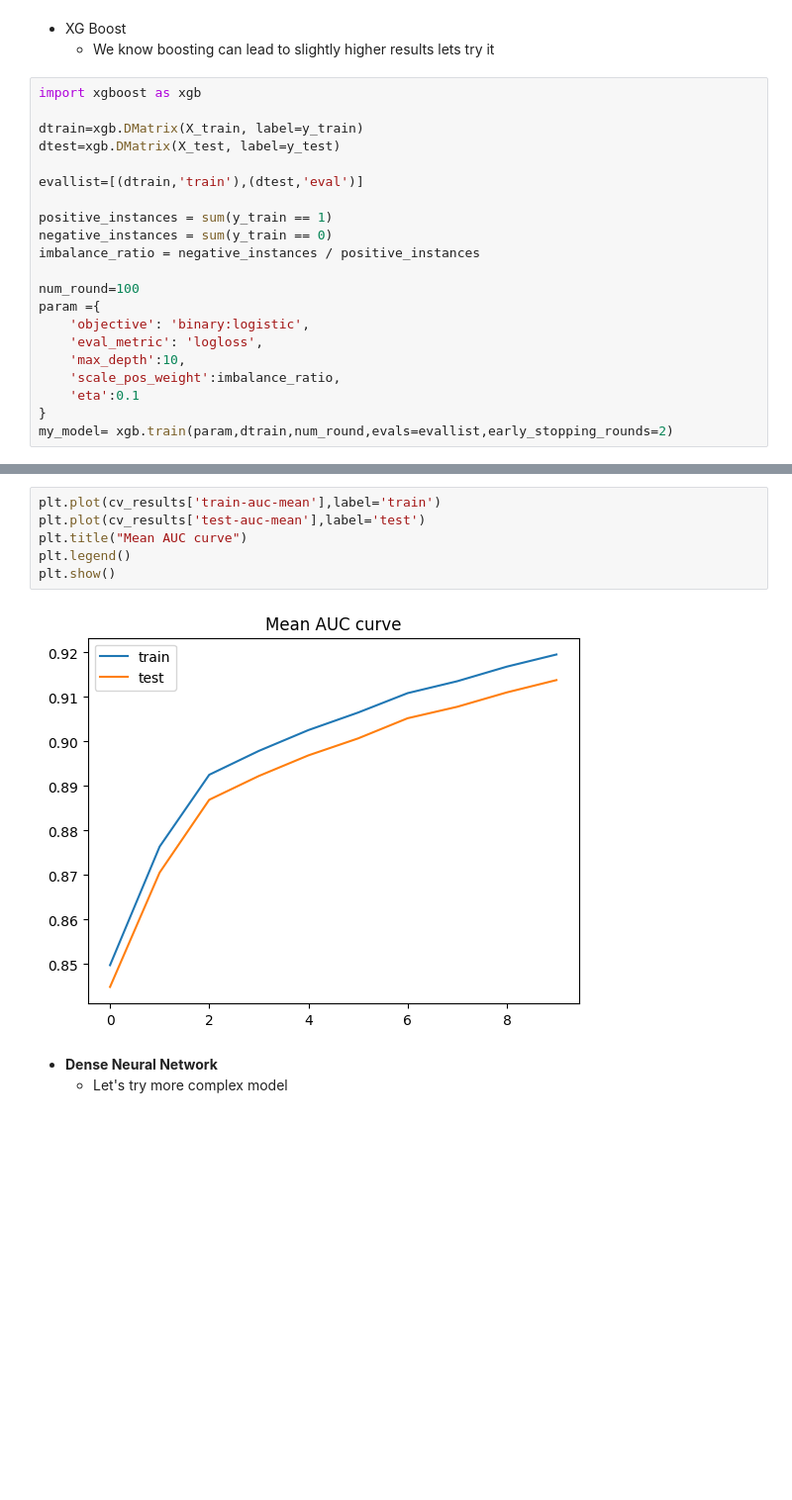
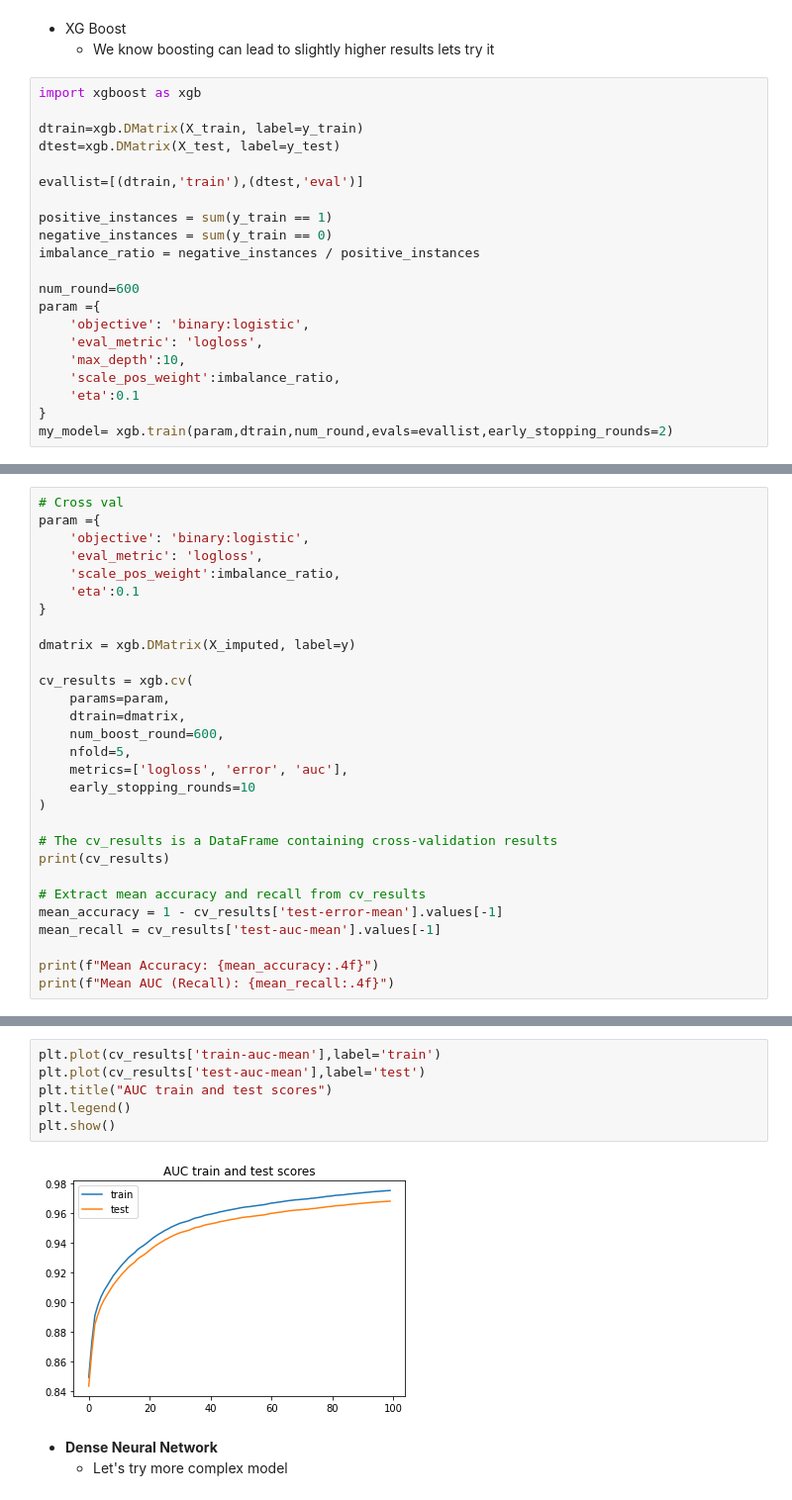
Before and after one commit to lauraah10/QW-Projects, a Jupyter notebook: QW_FinalProject_NN.ipynb, the cells around one changed output, grey strips where cells are left out. Shown at 99% size. Saved outputs shown, nothing was run; the diff lists cells and outputs as text; blank space fills up the shorter version.

```diff
--- a/QW_FinalProject_NN.ipynb
+++ b/QW_FinalProject_NN.ipynb
@@ -285,7 +302,7 @@ positive_instances = sum(y_train == 1)
 negative_instances = sum(y_train == 0)
 imbalance_ratio = negative_instances / positive_instances
 
-num_round=100
+num_round=600
 param ={
     'objective': 'binary:logistic',
     'eval_metric': 'logloss',
@@ -375,0 +361,29 @@ Mean AUC (Recall): 0.9138
+# %%
+# Cross val
+param ={
+    'objective': 'binary:logistic',
+    'eval_metric': 'logloss',
+    'scale_pos_weight':imbalance_ratio,
+    'eta':0.1
+}
+
+dmatrix = xgb.DMatrix(X_imputed, label=y)
+
+cv_results = xgb.cv(
+    params=param,
+    dtrain=dmatrix,
+    num_boost_round=600,
+    nfold=5,
+    metrics=['logloss', 'error', 'auc'],
+    early_stopping_rounds=10
+)
+
+# The cv_results is a DataFrame containing cross-validation results
+print(cv_results)
+
+# Extract mean accuracy and recall from cv_results
+mean_accuracy = 1 - cv_results['test-error-mean'].values[-1]
+mean_recall = cv_results['test-auc-mean'].values[-1]
+
+print(f"Mean Accuracy: {mean_accuracy:.4f}")
+print(f"Mean AUC (Recall): {mean_recall:.4f}")
@@ -376,11 +416,11 @@ Mean AUC (Recall): 0.9138
 # %%
 plt.plot(cv_results['train-auc-mean'],label='train')
 plt.plot(cv_results['test-auc-mean'],label='test')
-plt.title("Mean AUC curve")
+plt.title("AUC train and test scores")
 plt.legend()
 plt.show()
 # %% [output]
-[figure, old version]
+[figure, new version]
 # %% [markdown]
 + **Dense Neural Network**
     + Let's try more complex model
```
Also changed, not shown: parts of 75 cells of this notebook.
